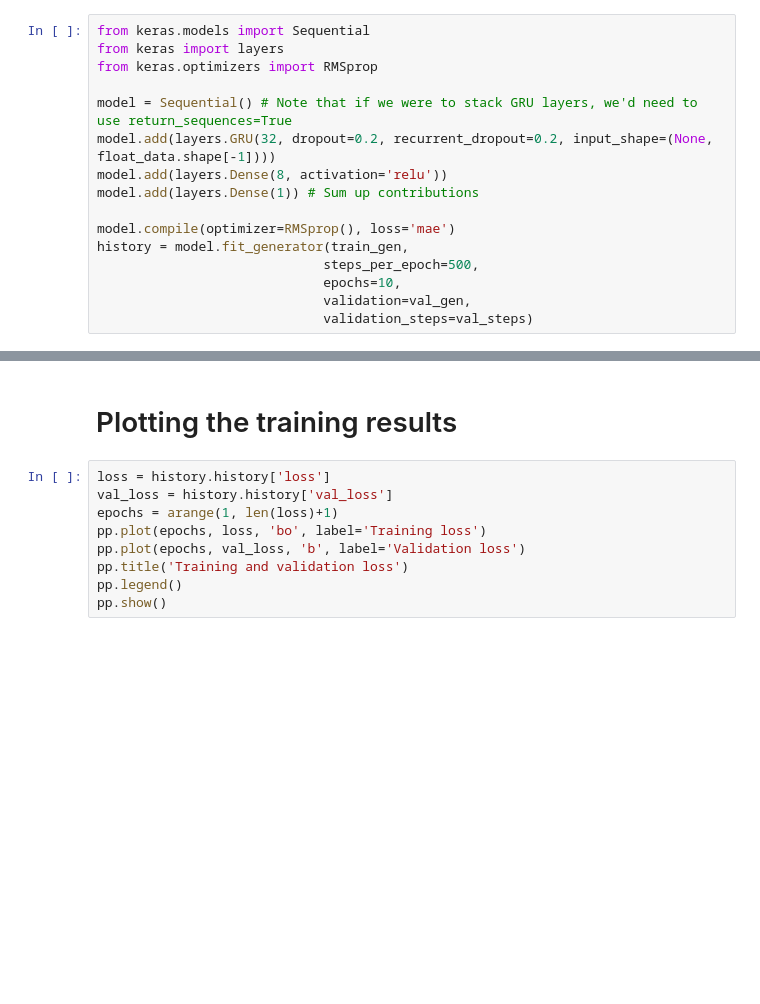
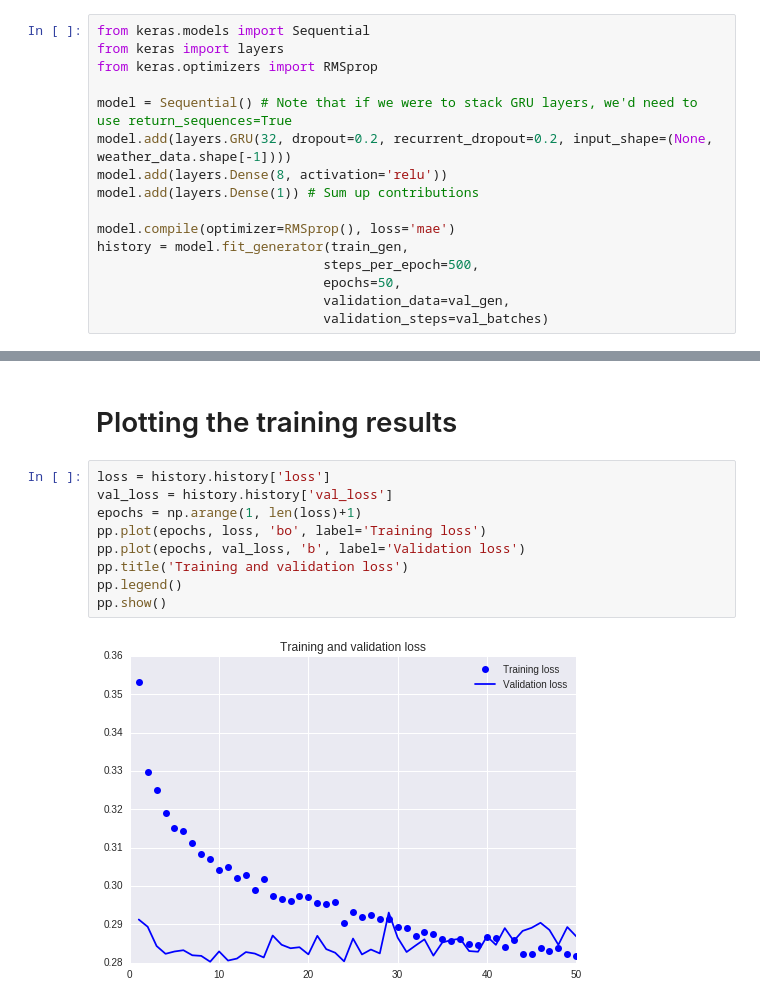
Before and after one commit to 1boyer/data_science, a Jupyter notebook: Weather_Analytics.ipynb, the cells around one changed output, grey strips where cells are left out. Cells and saved outputs as stored; diff of their text form; blank space fills up the shorter version.

```diff
--- a/Weather_Analytics.ipynb
+++ b/Weather_Analytics.ipynb
@@ -231,13 +231,13 @@ from keras import layers
 from keras.optimizers import RMSprop
 
 model = Sequential() # Note that if we were to stack GRU layers, we'd need to use return_sequences=True
-model.add(layers.GRU(32, dropout=0.2, recurrent_dropout=0.2, input_shape=(None, float_data.shape[-1])))
+model.add(layers.GRU(32, dropout=0.2, recurrent_dropout=0.2, input_shape=(None, weather_data.shape[-1])))
 model.add(layers.Dense(8, activation='relu'))
 model.add(layers.Dense(1)) # Sum up contributions
 
 model.compile(optimizer=RMSprop(), loss='mae')
 history = model.fit_generator(train_gen,
                              steps_per_epoch=500,
-                             epochs=10,
-                             validation=val_gen,
-                             validation_steps=val_steps)
+                             epochs=50,
+                             validation_data=val_gen,
+                             validation_steps=val_batches)
@@ -246,9 +264,11 @@ history = model.fit_generator(train_gen,
 # %%
 loss = history.history['loss']
 val_loss = history.history['val_loss']
-epochs = arange(1, len(loss)+1)
+epochs = np.arange(1, len(loss)+1)
 pp.plot(epochs, loss, 'bo', label='Training loss')
 pp.plot(epochs, val_loss, 'b', label='Validation loss')
 pp.title('Training and validation loss')
 pp.legend()
 pp.show()
+# %% [output]
+[figure, added]
```
Also changed, not shown: parts of 9 cells of this notebook, 1 other file.
